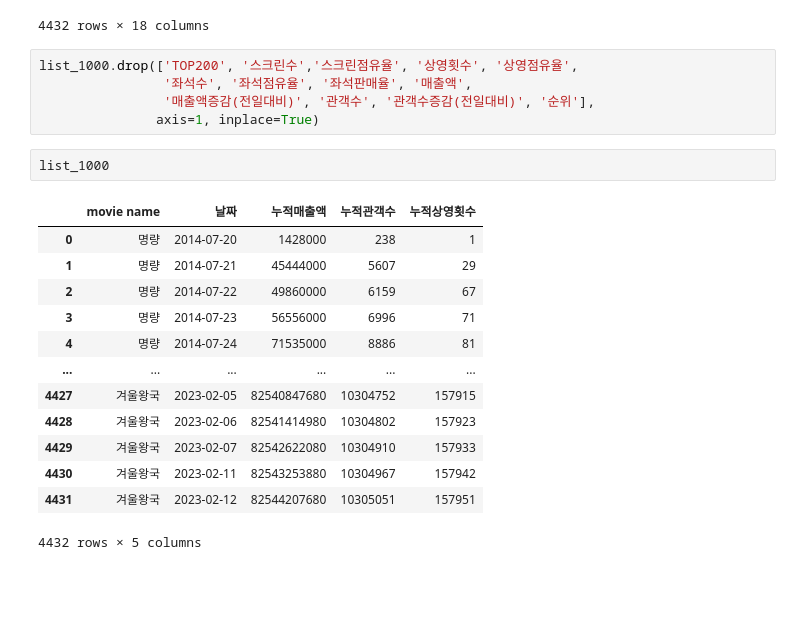
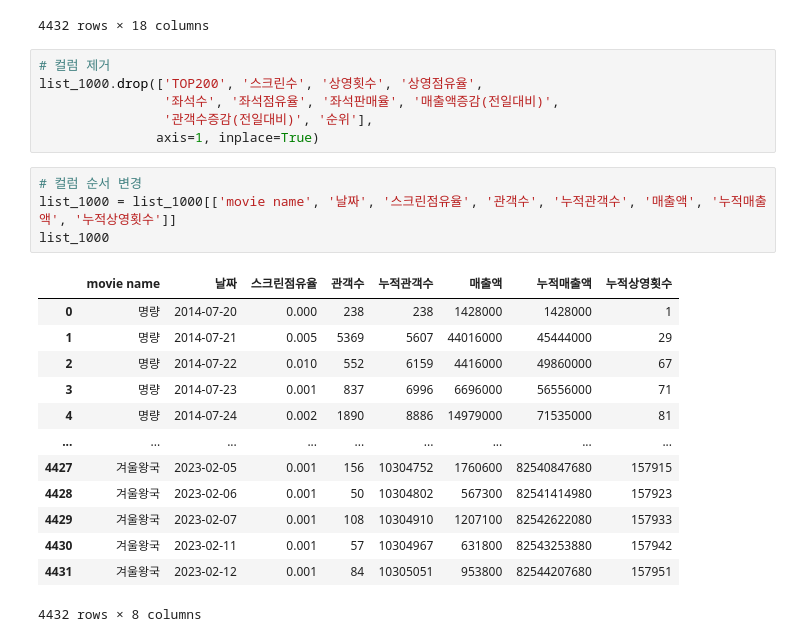
Before and after one commit to wonyounging/1_Project, a Jupyter notebook: 분석_천만관객 영화 특징.ipynb, the cells around one changed output. Saved outputs shown, nothing was run; the diff lists cells and outputs as text; blank space fills up the shorter version.

```diff
--- a/분석_천만관객 영화 특징.ipynb
+++ b/분석_천만관객 영화 특징.ipynb
@@ -481,23 +485,26 @@ list_1000
 | 4431 | 27 | 겨울왕국 | 2023-02-12 | 9 | 0.001 | 9 | 0.001 | 1304 | 0.001 | 0.064 | 953800 | ... |
 4432 rows × 18 columns
 # %%
-list_1000.drop(['TOP200', '스크린수','스크린점유율', '상영횟수', '상영점유율',
-                '좌석수', '좌석점유율', '좌석판매율', '매출액',
-                '매출액증감(전일대비)', '관객수', '관객수증감(전일대비)', '순위'],
+# 컬럼 제거
+list_1000.drop(['TOP200', '스크린수', '상영횟수', '상영점유율',
+                '좌석수', '좌석점유율', '좌석판매율', '매출액증감(전일대비)',
+                '관객수증감(전일대비)', '순위'],
                axis=1, inplace=True)
 # %%
+# 컬럼 순서 변경
+list_1000 = list_1000[['movie name', '날짜', '스크린점유율', '관객수', '누적관객수', '매출액', '누적매출액', '누적상영횟수']]
 list_1000
 # %% [output]
-|  | movie name | 날짜 | 누적매출액 | 누적관객수 | 누적상영횟수 |
-| 0 | 명량 | 2014-07-20 | 1428000 | 238 | 1 |
-| 1 | 명량 | 2014-07-21 | 45444000 | 5607 | 29 |
-| 2 | 명량 | 2014-07-22 | 49860000 | 6159 | 67 |
-| 3 | 명량 | 2014-07-23 | 56556000 | 6996 | 71 |
-| 4 | 명량 | 2014-07-24 | 71535000 | 8886 | 81 |
-| ... | ... | ... | ... | ... | ... |
-| 4427 | 겨울왕국 | 2023-02-05 | 82540847680 | 10304752 | 157915 |
-| 4428 | 겨울왕국 | 2023-02-06 | 82541414980 | 10304802 | 157923 |
-| 4429 | 겨울왕국 | 2023-02-07 | 82542622080 | 10304910 | 157933 |
-| 4430 | 겨울왕국 | 2023-02-11 | 82543253880 | 10304967 | 157942 |
-| 4431 | 겨울왕국 | 2023-02-12 | 82544207680 | 10305051 | 157951 |
+|  | movie name | 날짜 | 스크린점유율 | 관객수 | 누적관객수 | 매출액 | 누적매출액 | 누적상영횟수 |
+| 0 | 명량 | 2014-07-20 | 0.000 | 238 | 238 | 1428000 | 1428000 | 1 |
+| 1 | 명량 | 2014-07-21 | 0.005 | 5369 | 5607 | 44016000 | 45444000 | 29 |
+| 2 | 명량 | 2014-07-22 | 0.010 | 552 | 6159 | 4416000 | 49860000 | 67 |
+| 3 | 명량 | 2014-07-23 | 0.001 | 837 | 6996 | 6696000 | 56556000 | 71 |
+| 4 | 명량 | 2014-07-24 | 0.002 | 1890 | 8886 | 14979000 | 71535000 | 81 |
+| ... | ... | ... | ... | ... | ... | ... | ... | ... |
+| 4427 | 겨울왕국 | 2023-02-05 | 0.001 | 156 | 10304752 | 1760600 | 82540847680 | 157915 |
+| 4428 | 겨울왕국 | 2023-02-06 | 0.001 | 50 | 10304802 | 567300 | 82541414980 | 157923 |
+| 4429 | 겨울왕국 | 2023-02-07 | 0.001 | 108 | 10304910 | 1207100 | 82542622080 | 157933 |
+| 4430 | 겨울왕국 | 2023-02-11 | 0.001 | 57 | 10304967 | 631800 | 82543253880 | 157942 |
+| 4431 | 겨울왕국 | 2023-02-12 | 0.001 | 84 | 10305051 | 953800 | 82544207680 | 157951 |
-4432 rows × 5 columns
+4432 rows × 8 columns
```
Also changed, not shown: parts of 41 cells of this notebook.
